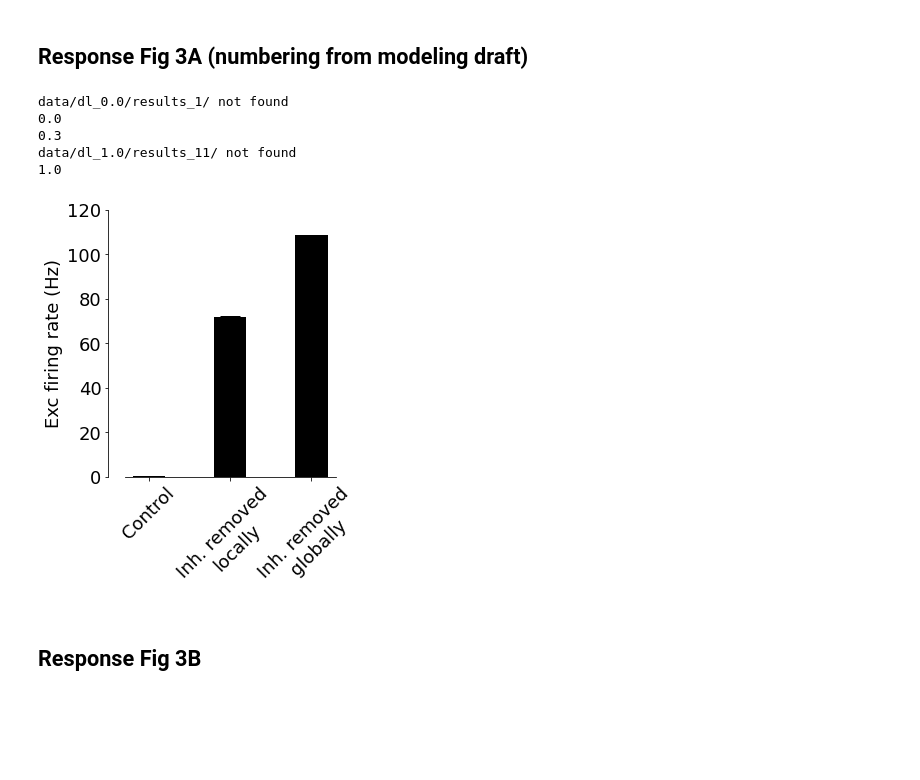
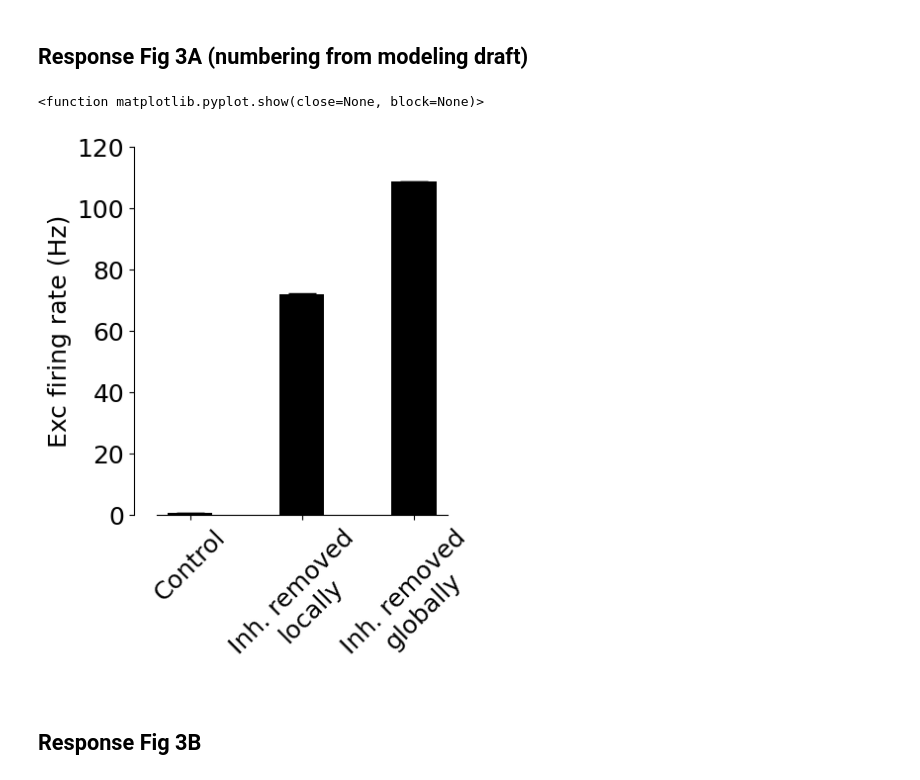
Before and after one commit to HChoiLab/CellTypeCircuit, a Jupyter notebook: FigS10.ipynb, the cells around one changed output. Cells and saved outputs as stored; diff of their text form; code cells hidden in the pictures; blank space fills up the shorter version.

```diff
--- a/FigS10.ipynb
+++ b/FigS10.ipynb
@@ -18,11 +18,11 @@ REVISION_DATA_DIR ='revision_data'
 
 simname = 'dl'
 seed = 2
-seedlist = [i for i in range(1,22)]
+seedlist = [i for i in range(2,22)]
 binlen = 200
 nsecs = 5
 delay = 200
-stimargs = {'binlen': binlen, 'delay': delay, 'n_repeats' : 6}
+stimargs = {'binlen': binlen, 'delay': delay, 'nrepeats' : 6}
 
 all_spont_E, all_spont_P, all_spont_S = [], [], []
 
@@ -32,7 +32,7 @@ for del_range in [0.0, 0.3, 1.0]:
 
     for seed in seedlist:
 
-        folder = 'data/%s_%s/results_%s/'%(simname, del_range, seed)
+        folder = 'work_dir/%s_%s/results_%s/'%(simname, del_range, seed)
 
 
         try:
@@ -70,16 +70,10 @@ data = {'E_rates_control': np.array(all_spont_E[0][:20]), 'E_rates_inh_removed_l
         'SST_rates_control': np.array(all_spont_S[0][:20]), 'SST_rates_inh_removed_locally': np.array(all_spont_S[1][:20]),
         'SST_rates_inh_removed_globally': np.array(all_spont_S[2][:20])
        }
-scipy.io.savemat('revision_data/RespFig3A.mat', data)
+scipy.io.savemat(f'{REVISION_DATA_DIR}/FigS10A.mat', data)
-# %% [output]
-data/dl_0.0/results_1/ not found
-0.0
-0.3
-data/dl_1.0/results_11/ not found
-1.0
 # %%
 # OR, collect firing rates from mat file
-data = scipy.io.loadmat(f'{REVISION_DATA_DIR}/RespFig3A.mat')
+data = scipy.io.loadmat(f'{REVISION_DATA_DIR}/FigS10A.mat')
 all_spont_E = []
 all_spont_E.append(data['E_rates_control'].flatten())
 all_spont_E.append(data['E_rates_inh_removed_locally'].flatten())
@@ -89,34 +81,35 @@ all_spont_E.append(data['E_rates_inh_removed_globally'].flatten())
 # %%
 fig, ax = plt.subplots(figsize=(5, 6))
 for di in range(3):
     ax.bar(di, np.mean(all_spont_E[di]), facecolor='black', width=0.4)
     ax.errorbar(di, np.mean(all_spont_E[di]), yerr=scipy.stats.sem(all_spont_E[di]), c='black', capsize=10)
 
 # Remove top and right spines
 ax.spines['top'].set_visible(False)
 ax.spines['right'].set_visible(False)
 
 # Detach left and bottom spines
 # ax.spines['left'].set_linestyle('--')
 # ax.spines['bottom'].set_linestyle('--')
 
 plt.gca().spines['left'].set_position(('data', -0.5))
 plt.gca().spines['bottom'].set_position(('data', -0.05))
 
 plt.subplots_adjust(left=0.25,bottom=0.25)
 
 ax. set_xlim(-.3,2.3)
 ax.set_ylim(0,120)
 
 ax.set_ylabel('Exc firing rate (Hz)')
 ax.set_xticks([0,1,2])
 ax.set_xticklabels(['Control', 'Inh. removed\nlocally', 'Inh. removed\nglobally'], rotation=45)
 
 # plt.show()
 plt.tight_layout()
-plt.savefig('response_figs/RespFig3a.svg')
+plt.show
 # %% [output]
+<function matplotlib.pyplot.show(close=None, block=None)>
-[figure, old version]
+[figure, new version]
 # %% [markdown]
 ## Response Fig 3B
 # %%
```
Also changed, not shown: parts of 12 cells of this notebook, 6 other files.
